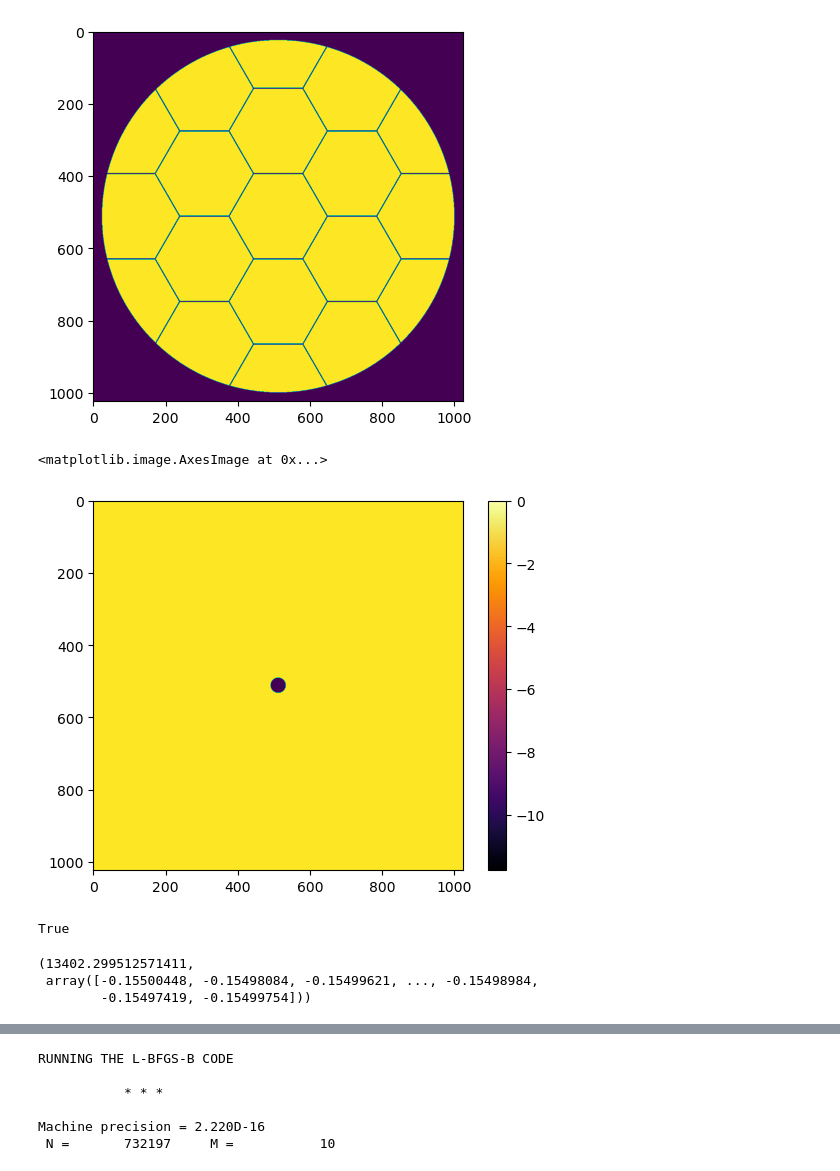
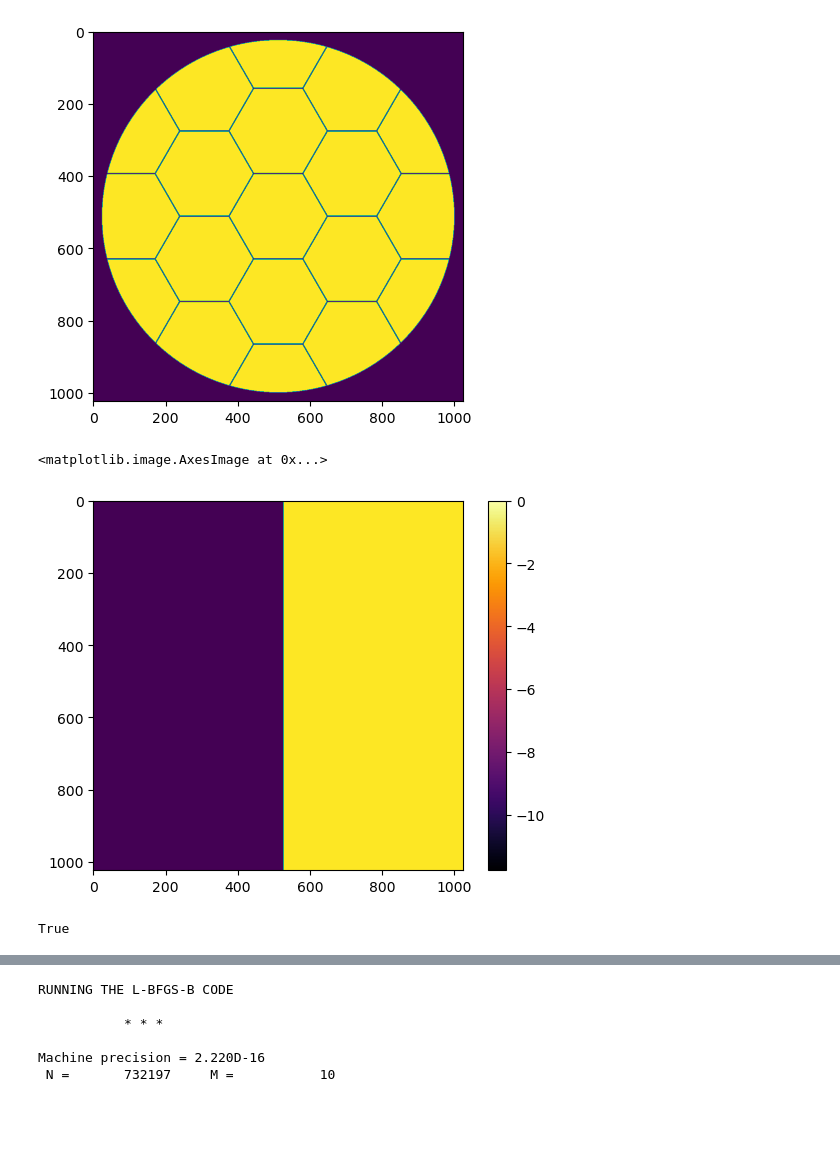
Before and after one commit to Jashcraf/dygdug, a Jupyter notebook: demos/aplc_designer.ipynb, the cells around one changed output, grey strips where cells are left out. Saved outputs shown, nothing was run; the diff lists cells and outputs as text; code cells hidden in the pictures; blank space fills up the shorter version.

```diff
--- a/demos/aplc_designer.ipynb
+++ b/demos/aplc_designer.ipynb
@@ -75,35 +75,47 @@ def knife_edge_mask(iss, iwa):
     iwa = iwa * iss.lamD
     mask = x > iwa
 
     return mask
 
 def circular_mask(iss, iwa):
     x, y = coordinates.make_xy_grid(iss.N, dx=iss.dx)
     r, t = coordinates.cart_to_polar(x, y)
     iwa = iwa * iss.lamD
     mask = r > iwa
 
     return mask
 
+def annular_mask(iss, iwa, owa):
+    x, y = coordinates.make_xy_grid(iss.N, dx=iss.dx)
+    r, t = coordinates.cart_to_polar(x, y)
+    iwa = iwa * iss.lamD
+    owa = owa * iss.lamD
+    mask = r > iwa
+    mask[r > owa] = 0
+    print(owa)
+    print(iwa)
+
+    return mask
+
 def lyot_mask(pupil_npix, pupil_dx, frac):
 
     x, y = coordinates.make_xy_grid(pupil_npix, dx=pupil_dx)
     r, t = coordinates.cart_to_polar(x, y)
     rnorm = r / (r.max() * np.sqrt(2))
     ls = np.zeros_like(x)
     ls[rnorm < frac/2] = 1
 
     return ls
 
 
 # mask transmits inner 1.5 L/D
 inner_mask = inner_core_mask(iss, 1.5)
-focal_plane_mask = circular_mask(iss, IWA)
+focal_plane_mask = knife_edge_mask(iss, 2.5) #annular_mask(iss, 2.5, OWA)
 ls_mask = lyot_mask(circle_mask.shape[0], pupil_dx=pupil_dx, frac=0.85)
 plt.imshow(focal_plane_mask)
 # %% [output]
 <matplotlib.image.AxesImage at 0x...>
-[figure, old version]
+[figure, new version]
 # %%
 from dygdug.vappid import APLCOptimizer2
 
@@ -162,9 +177,3 @@ class APLCWrapper:
 True
 # %%
 aplc_broadband = APLCWrapper(optimizers)
-# %%
-aplc_broadband.fg(x0)
-# %% [output]
-(13402.299512571411,
- array([-0.15500448, -0.15498084, -0.15499621, ..., -0.15498984,
-        -0.15497419, -0.15499754]))
```
Also changed, not shown: parts of 13 cells of this notebook.
